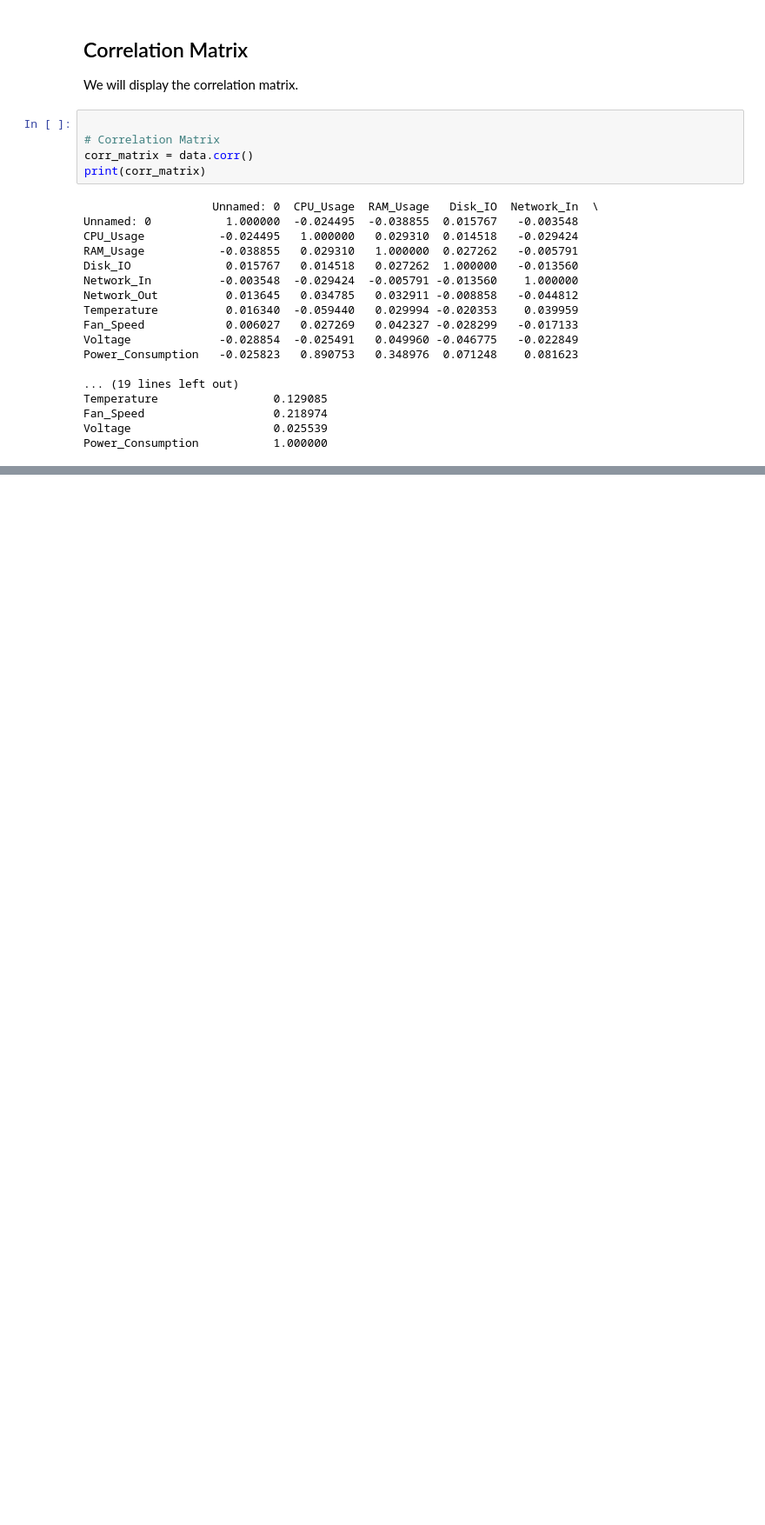
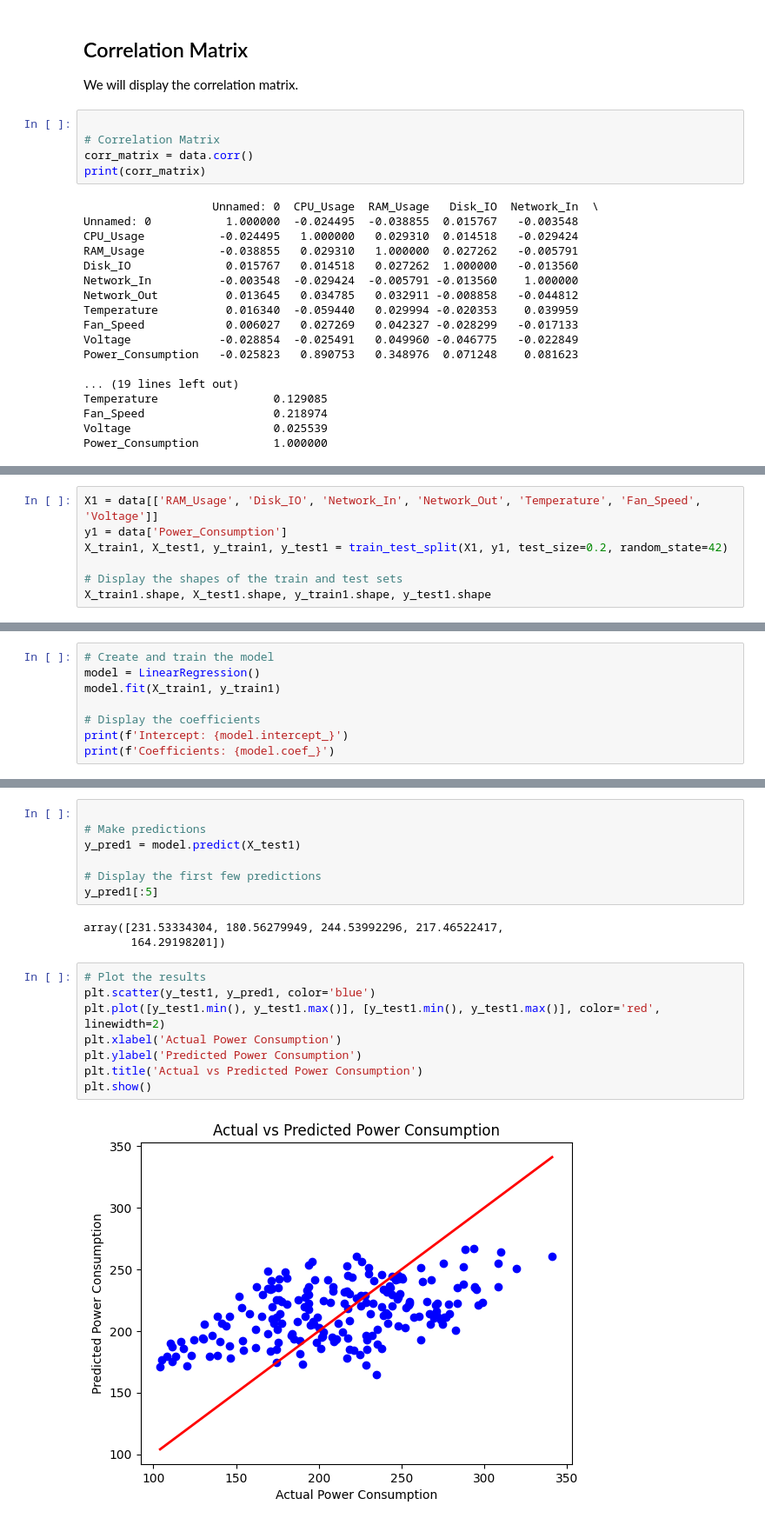
Before and after one commit to ACCMouli/chandu, a Jupyter notebook: ml/linear_regression/2_linear_regression_hardware_data_suumptions.ipynb, the cells around one changed output, grey strips where cells are left out. Shown: that part at 87% size. Drawn from its saved outputs; the diff is of its cells as text; blank space fills up the shorter version.

```diff
--- a/ml/linear_regression/2_linear_regression_hardware_data_suumptions.ipynb
+++ b/ml/linear_regression/2_linear_regression_hardware_data_suumptions.ipynb
@@ -222,0 +225,7 @@ Power_Consumption           1.000000
+# %%
+X1 = data[['RAM_Usage', 'Disk_IO', 'Network_In', 'Network_Out', 'Temperature', 'Fan_Speed', 'Voltage']]
+y1 = data['Power_Consumption']
+X_train1, X_test1, y_train1, y_test1 = train_test_split(X1, y1, test_size=0.2, random_state=42)
+
+# Display the shapes of the train and test sets
+X_train1.shape, X_test1.shape, y_train1.shape, y_test1.shape
@@ -222,0 +234,8 @@ Power_Consumption           1.000000
+# %%
+# Create and train the model
+model = LinearRegression()
+model.fit(X_train1, y_train1)
+
+# Display the coefficients
+print(f'Intercept: {model.intercept_}')
+print(f'Coefficients: {model.coef_}')
@@ -222,0 +246,20 @@ Power_Consumption           1.000000
+# %%
+
+# Make predictions
+y_pred1 = model.predict(X_test1)
+
+# Display the first few predictions
+y_pred1[:5]
+# %% [output]
+array([231.53334304, 180.56279949, 244.53992296, 217.46522417,
+       164.29198201])
+# %%
+# Plot the results
+plt.scatter(y_test1, y_pred1, color='blue')
+plt.plot([y_test1.min(), y_test1.max()], [y_test1.min(), y_test1.max()], color='red', linewidth=2)
+plt.xlabel('Actual Power Consumption')
+plt.ylabel('Predicted Power Consumption')
+plt.title('Actual vs Predicted Power Consumption')
+plt.show()
+# %% [output]
+[figure, added]
```
Also changed, not shown: parts of 3 cells of this notebook.
